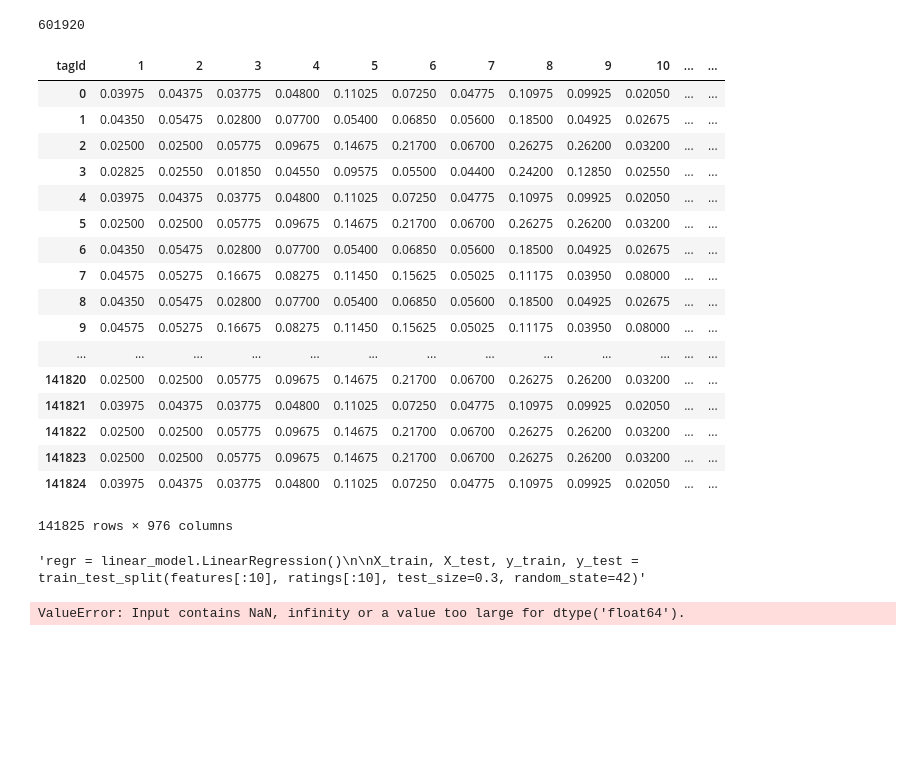
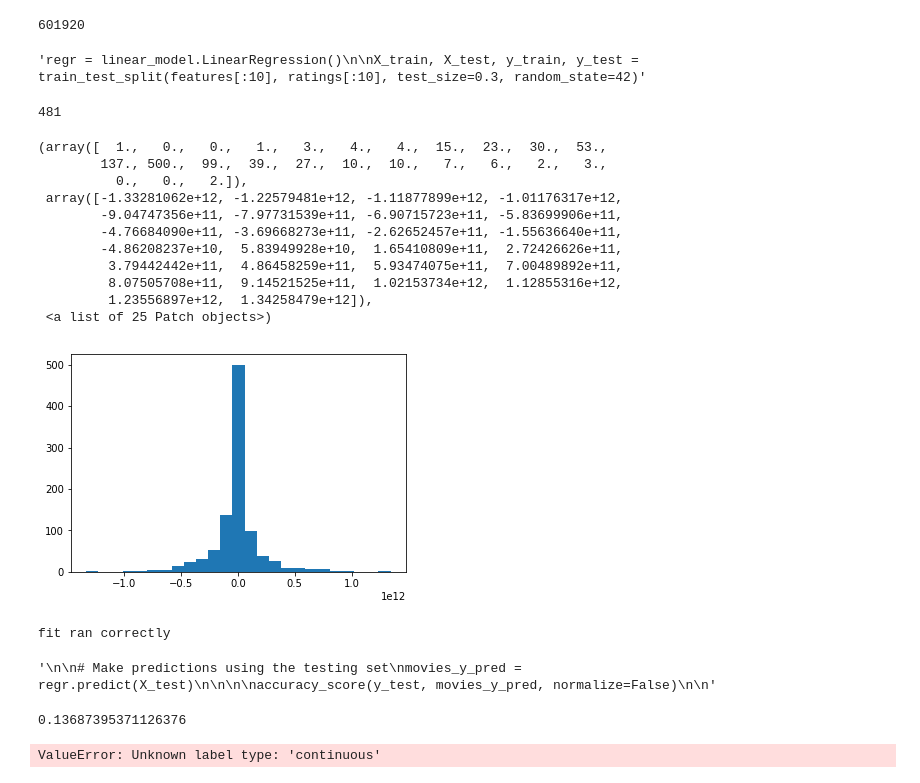
Before and after one commit to chasekregor/INFOCapstone, a Jupyter notebook: models.ipynb, the cells around one changed output. Drawn from its saved outputs; the diff is of its cells as text; code cells hidden in the pictures; blank space fills up the shorter version.

```diff
--- a/models.ipynb
+++ b/models.ipynb
@@ -238,26 +238,7 @@ features.isnull().sum().sum()
 # %% [output]
 601920
 # %%
-features.dropna(axis=1, how='any')
+featuresnona = features.dropna(axis=1, how='any')
-# %% [output]
-| tagId | 1 | 2 | 3 | 4 | 5 | 6 | 7 | 8 | 9 | 10 | ... | ... |
-| 0 | 0.03975 | 0.04375 | 0.03775 | 0.04800 | 0.11025 | 0.07250 | 0.04775 | 0.10975 | 0.09925 | 0.02050 | ... | ... |
-| 1 | 0.04350 | 0.05475 | 0.02800 | 0.07700 | 0.05400 | 0.06850 | 0.05600 | 0.18500 | 0.04925 | 0.02675 | ... | ... |
-| 2 | 0.02500 | 0.02500 | 0.05775 | 0.09675 | 0.14675 | 0.21700 | 0.06700 | 0.26275 | 0.26200 | 0.03200 | ... | ... |
-| 3 | 0.02825 | 0.02550 | 0.01850 | 0.04550 | 0.09575 | 0.05500 | 0.04400 | 0.24200 | 0.12850 | 0.02550 | ... | ... |
-| 4 | 0.03975 | 0.04375 | 0.03775 | 0.04800 | 0.11025 | 0.07250 | 0.04775 | 0.10975 | 0.09925 | 0.02050 | ... | ... |
-| 5 | 0.02500 | 0.02500 | 0.05775 | 0.09675 | 0.14675 | 0.21700 | 0.06700 | 0.26275 | 0.26200 | 0.03200 | ... | ... |
-| 6 | 0.04350 | 0.05475 | 0.02800 | 0.07700 | 0.05400 | 0.06850 | 0.05600 | 0.18500 | 0.04925 | 0.02675 | ... | ... |
-| 7 | 0.04575 | 0.05275 | 0.16675 | 0.08275 | 0.11450 | 0.15625 | 0.05025 | 0.11175 | 0.03950 | 0.08000 | ... | ... |
-| 8 | 0.04350 | 0.05475 | 0.02800 | 0.07700 | 0.05400 | 0.06850 | 0.05600 | 0.18500 | 0.04925 | 0.02675 | ... | ... |
-| 9 | 0.04575 | 0.05275 | 0.16675 | 0.08275 | 0.11450 | 0.15625 | 0.05025 | 0.11175 | 0.03950 | 0.08000 | ... | ... |
-| ... | ... | ... | ... | ... | ... | ... | ... | ... | ... | ... | ... | ... |
-| 141820 | 0.02500 | 0.02500 | 0.05775 | 0.09675 | 0.14675 | 0.21700 | 0.06700 | 0.26275 | 0.26200 | 0.03200 | ... | ... |
-| 141821 | 0.03975 | 0.04375 | 0.03775 | 0.04800 | 0.11025 | 0.07250 | 0.04775 | 0.10975 | 0.09925 | 0.02050 | ... | ... |
-| 141822 | 0.02500 | 0.02500 | 0.05775 | 0.09675 | 0.14675 | 0.21700 | 0.06700 | 0.26275 | 0.26200 | 0.03200 | ... | ... |
-| 141823 | 0.02500 | 0.02500 | 0.05775 | 0.09675 | 0.14675 | 0.21700 | 0.06700 | 0.26275 | 0.26200 | 0.03200 | ... | ... |
-| 141824 | 0.03975 | 0.04375 | 0.03775 | 0.04800 | 0.11025 | 0.07250 | 0.04775 | 0.10975 | 0.09925 | 0.02050 | ... | ... |
-141825 rows × 976 columns
 # %%
 """regr = linear_model.LinearRegression()
 
@@ -271,12 +252,54 @@ X_train, X_test, y_train, y_test = train_test_split(features, ratings, test_size
+# %%
+#column 481 has the most influence on the regression model.
+regr.coef_.argmax()
+# %% [output]
+481
+# %%
+import matplotlib.pyplot as plt
+% matplotlib inline
+
+plt.hist(regr.coef_, bins = 25)
+# %% [output]
+(array([  1.,   0.,   0.,   1.,   3.,   4.,   4.,  15.,  23.,  30.,  53.,
+        137., 500.,  99.,  39.,  27.,  10.,  10.,   7.,   6.,   2.,   3.,
+          0.,   0.,   2.]),
+ array([-1.33281062e+12, -1.22579481e+12, -1.11877899e+12, -1.01176317e+12,
+        -9.04747356e+11, -7.97731539e+11, -6.90715723e+11, -5.83699906e+11,
+        -4.76684090e+11, -3.69668273e+11, -2.62652457e+11, -1.55636640e+11,
+        -4.86208237e+10,  5.83949928e+10,  1.65410809e+11,  2.72426626e+11,
+         3.79442442e+11,  4.86458259e+11,  5.93474075e+11,  7.00489892e+11,
+         8.07505708e+11,  9.14521525e+11,  1.02153734e+12,  1.12855316e+12,
+         1.23556897e+12,  1.34258479e+12]),
+ <a list of 25 Patch objects>)
+[figure, added]
 # %%
 # Train the model using the training sets
 regr.fit(X_train, y_train)
 
 print("fit ran correctly")
 
+"""
 # Make predictions using the testing set
 movies_y_pred = regr.predict(X_test)
 
 accuracy_score(y_test, movies_y_pred, normalize=False)
+"""
 # %% [output]
-ValueError: Input contains NaN, infinity or a value too large for dtype('float64').
+fit ran correctly
+'\n\n# Make predictions using the testing set\nmovies_y_pred = regr.predict(X_test)\n\n\n\naccuracy_score(y_test, movies_y_pred, normalize=False)\n\n'
+# %%
+regr.score(X_test,y_test)
+# %% [output]
+0.13687395371126376
+# %%
+from sklearn.ensemble import RandomForestClassifier
+
+clf = RandomForestClassifier(max_depth=2, random_state=0)
+
+clf.fit(X_train, y_train)
+
+movies_y_pred = clf.predict(X_test)
+
+accuracy_score(y_test, movies_y_pred, normalize=False)
+# %% [output]
+ValueError: Unknown label type: 'continuous'
```
Also changed, not shown: parts of 1 cell of this notebook.
